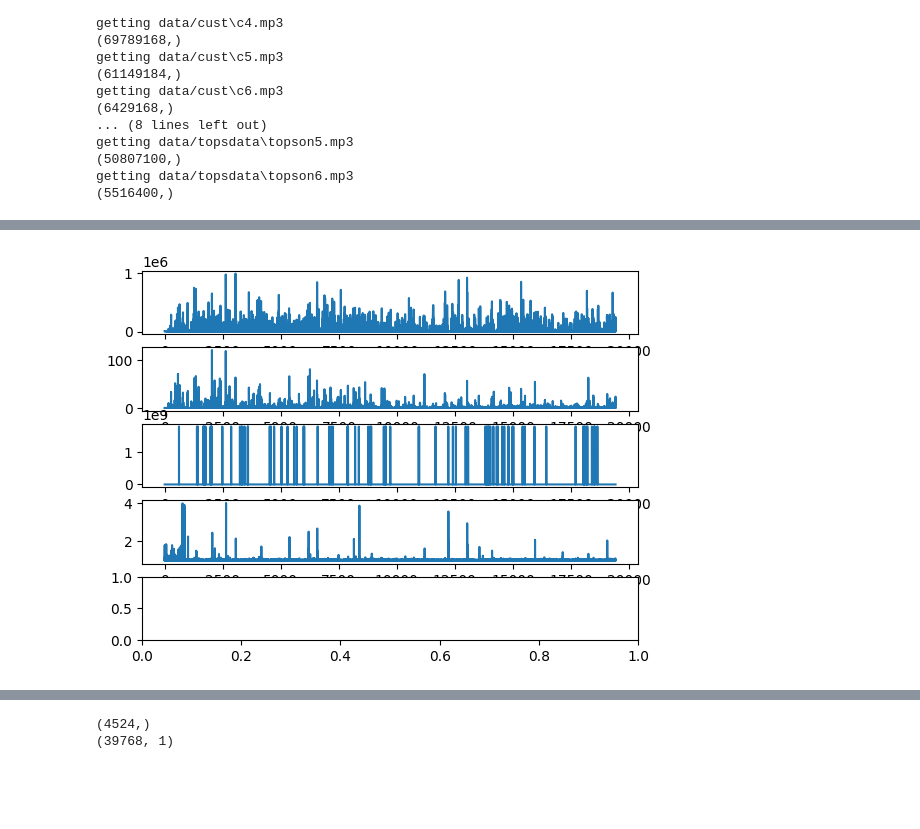
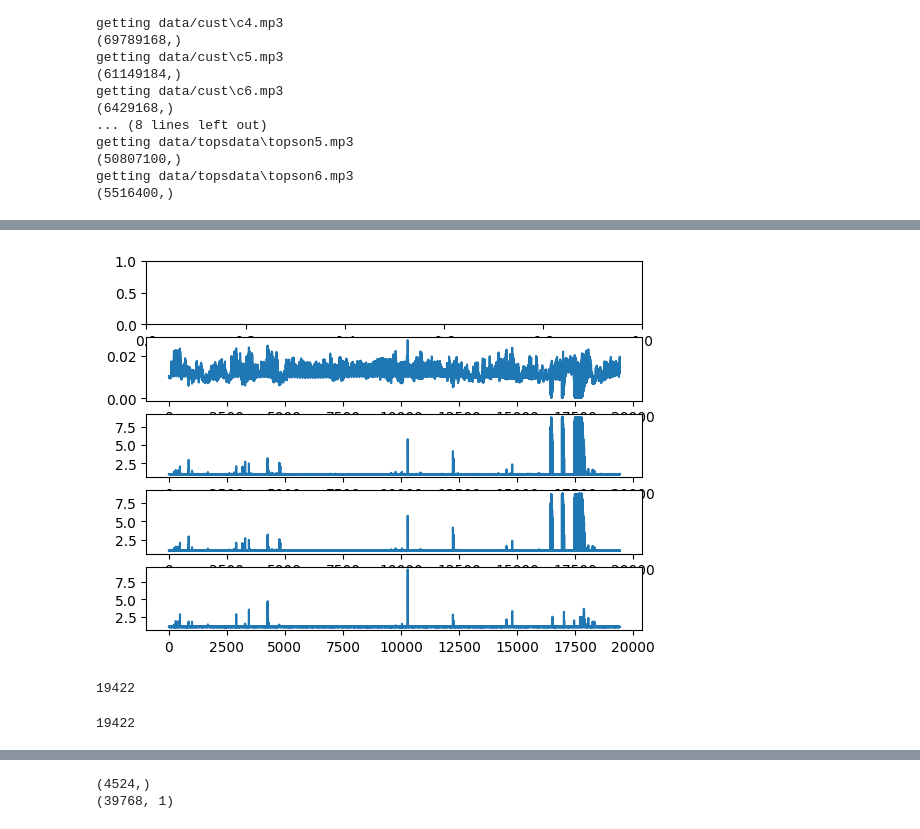
Before and after one commit to NikolayBlagoev/Dota_2_Highlight, a Jupyter notebook: get_anomalies.ipynb, the cells around one changed output, grey strips where cells are left out. Cells and saved outputs as stored; diff of their text form; code cells hidden in the pictures; blank space fills up the shorter version.

```diff
--- a/get_anomalies.ipynb
+++ b/get_anomalies.ipynb
@@ -55,3 +75,5 @@ a = pydub.AudioSegment.from_mp3("data/mono.mp3")
 
 y = np.array(a.get_array_of_samples())
 data_binr, data_rmsr, _ = eval_sound(y,a)
+# %%
+singl_frm = np.loadtxt("data/arr.csv", delimiter = ",")
@@ -58,11 +92,18 @@ data_binr, data_rmsr, _ = eval_sound(y,a)
 # %%
 fig, axs = plt.subplots(5)
 
-axs[0].plot(eval_linreg(data_binr, 15, linreg_bin))
-axs[1].plot(eval_linreg(data_rmsr, 15, linreg_rms))
-axs[2].plot(lof(np.array(data_binr), 100))
-axs[3].plot(lof(np.array(data_rmsr), 100))
-
+# axs[0].plot(eval_linreg(kaiser_wind(np.array(data_binr), 180, 2), 15, linreg_bin))
+# axs[1].plot(eval_linreg(data_rmsr, 15, linreg_rms))
+axs[1].plot(singl_frm)
+axs[2].plot(lof(np.array(singl_frm), 180))
+axs[3].plot(lof(np.array(singl_frm), 180))
+axs[4].plot(lof(np.array(singl_frm), 45))
 plt.show()
 # %% [output]
-[figure, old version]
+[figure, new version]
+# %%
+print(len(singl_frm[:-12]))
+len(data_binr)
+# %% [output]
+19422
+19422
```
Also changed, not shown: parts of 20 cells of this notebook, 4 other files.
